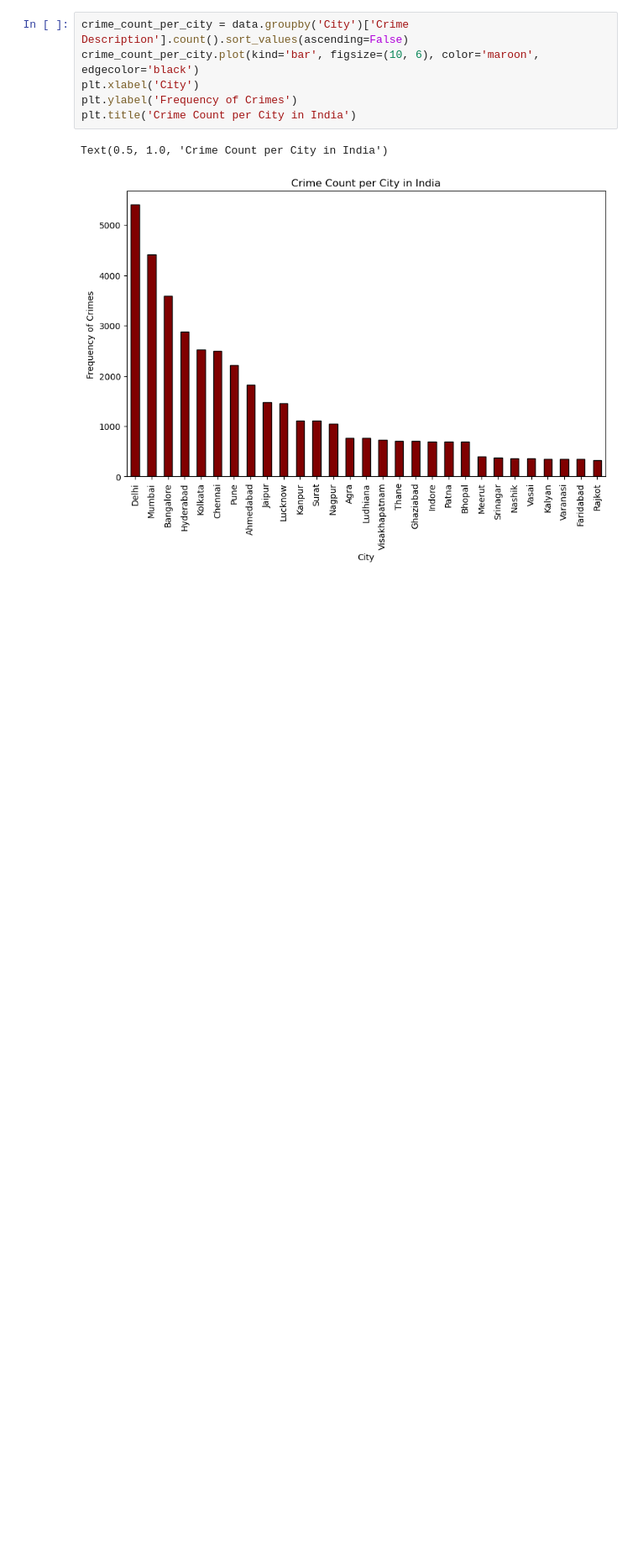
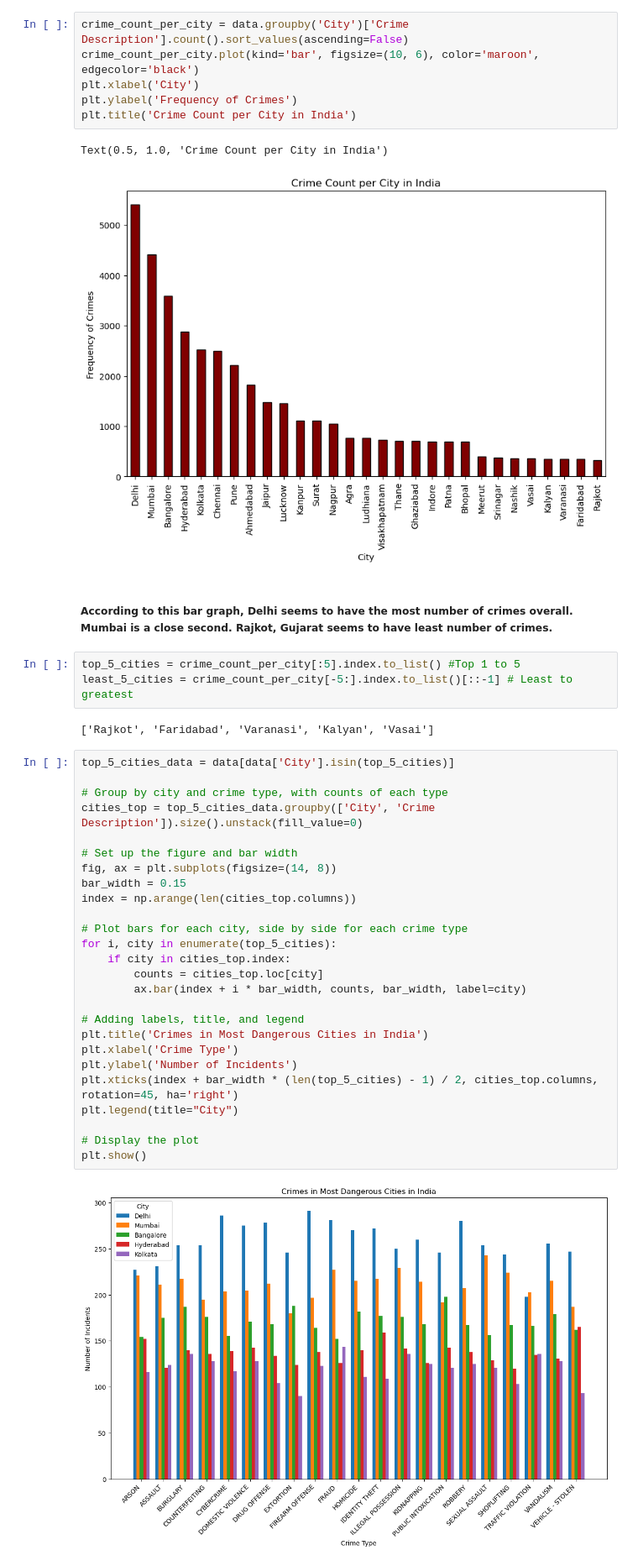
Before and after one commit to aadhyanav/india_crimes_analysis_2023, a Jupyter notebook: india_crimes.ipynb, the cells around one changed output. Shown at 84% size. Drawn from its saved outputs; the diff is of its cells as text; blank space fills up the shorter version.

```diff
--- a/india_crimes.ipynb
+++ b/india_crimes.ipynb
@@ -74,3 +74,38 @@ plt.title('Crime Count per City in India')
 # %% [output]
 Text(0.5, 1.0, 'Crime Count per City in India')
 [figure]
+# %% [markdown]
+##### According to this bar graph, Delhi seems to have the most number of crimes overall. Mumbai is a close second. Rajkot, Gujarat seems to have least number of crimes.
+# %%
+top_5_cities = crime_count_per_city[:5].index.to_list() #Top 1 to 5
+least_5_cities = crime_count_per_city[-5:].index.to_list()[::-1] # Least to greatest
+# %% [output]
+['Rajkot', 'Faridabad', 'Varanasi', 'Kalyan', 'Vasai']
+# %%
+top_5_cities_data = data[data['City'].isin(top_5_cities)]
+
+# Group by city and crime type, with counts of each type
+cities_top = top_5_cities_data.groupby(['City', 'Crime Description']).size().unstack(fill_value=0)
+
+# Set up the figure and bar width
+fig, ax = plt.subplots(figsize=(14, 8))
+bar_width = 0.15
+index = np.arange(len(cities_top.columns))
+
+# Plot bars for each city, side by side for each crime type
+for i, city in enumerate(top_5_cities):
+    if city in cities_top.index:
+        counts = cities_top.loc[city]
+        ax.bar(index + i * bar_width, counts, bar_width, label=city)
+
+# Adding labels, title, and legend
+plt.title('Crimes in Most Dangerous Cities in India')
+plt.xlabel('Crime Type')
+plt.ylabel('Number of Incidents')
+plt.xticks(index + bar_width * (len(top_5_cities) - 1) / 2, cities_top.columns, rotation=45, ha='right')
+plt.legend(title="City")
+
+# Display the plot
+plt.show()
+# %% [output]
+[figure, added]
```
Also changed, not shown: parts of 3 cells of this notebook.
